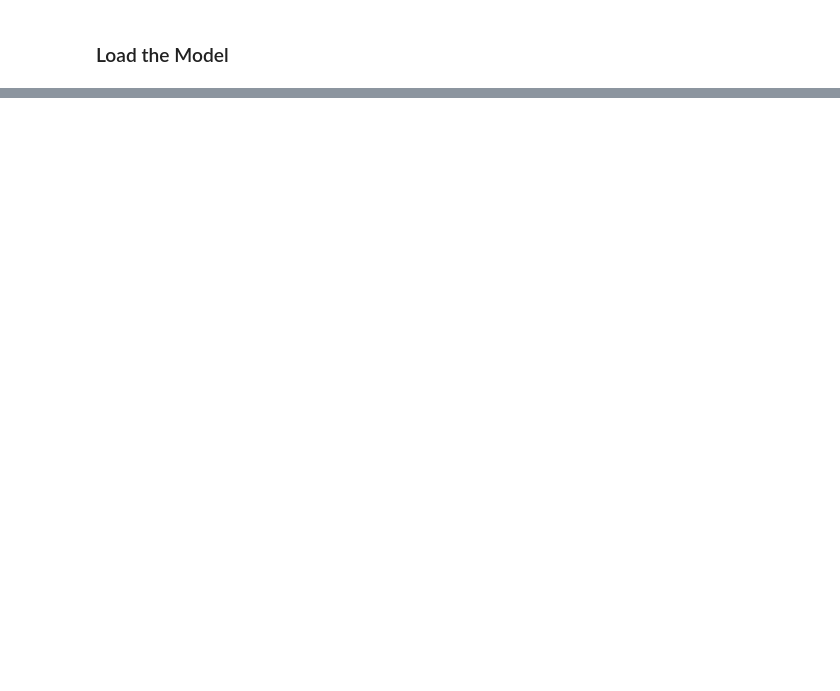
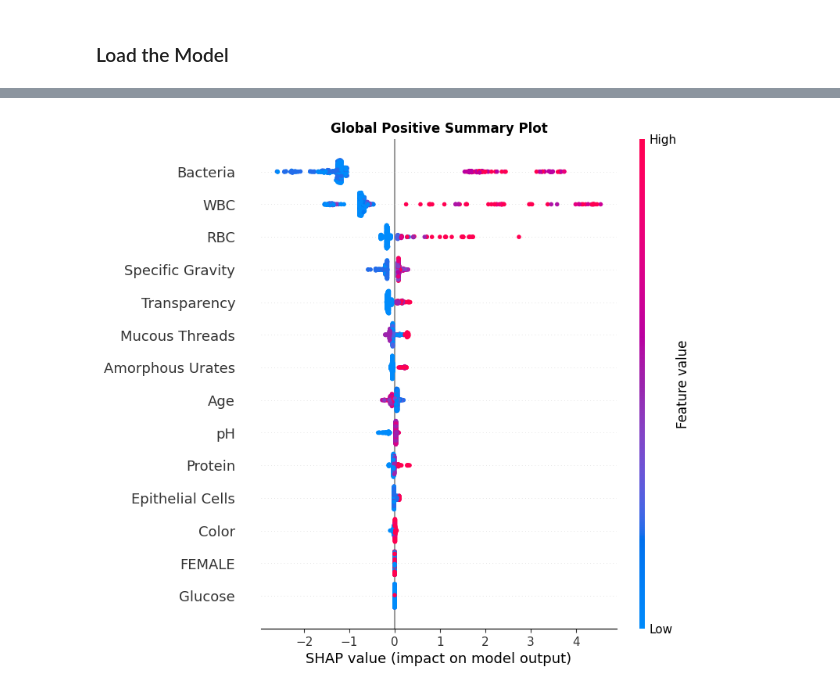
Before and after one commit to kr-agdeppa/UTI-Diagnosis-Classification, a Jupyter notebook: src/TRAIN WITH IMBALANCED DATA/MODEL INTERPRETATION.ipynb, the cells around one changed output, grey strips where cells are left out. Drawn from its saved outputs; the diff is of its cells as text; code cells hidden in the pictures; blank space fills up the shorter version.

```diff
--- a/src/TRAIN WITH IMBALANCED DATA/MODEL INTERPRETATION.ipynb
+++ b/src/TRAIN WITH IMBALANCED DATA/MODEL INTERPRETATION.ipynb
@@ -108,0 +164,7 @@ shap.summary_plot(SHAP_VALUES[1], X_TEST_UNSCALED)
+# %%
+# SHAP Global Positive Summary Plot
+shap.summary_plot(SHAP_VALUES[1], X_TEST, show=False)
+plt.title("Global Positive Summary Plot", fontdict={"fontweight":"bold"})
+plt.show()
+# %% [output]
+[figure, added]
```
Also changed, not shown: parts of 26 cells of this notebook.
